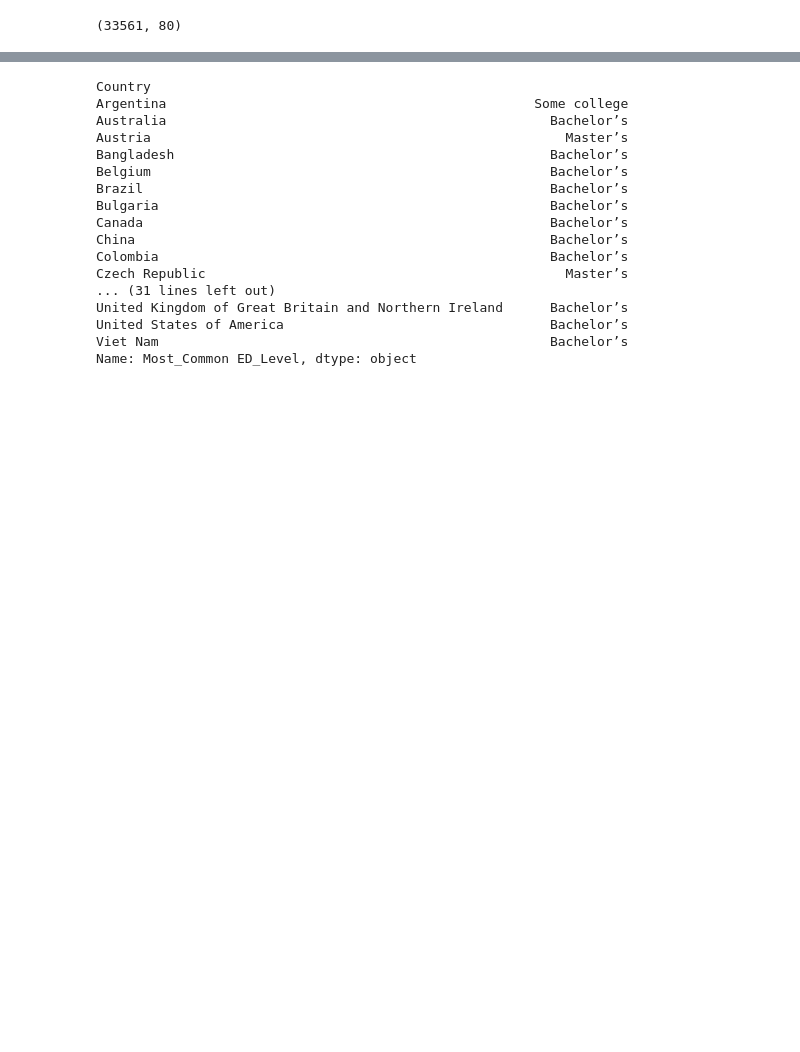
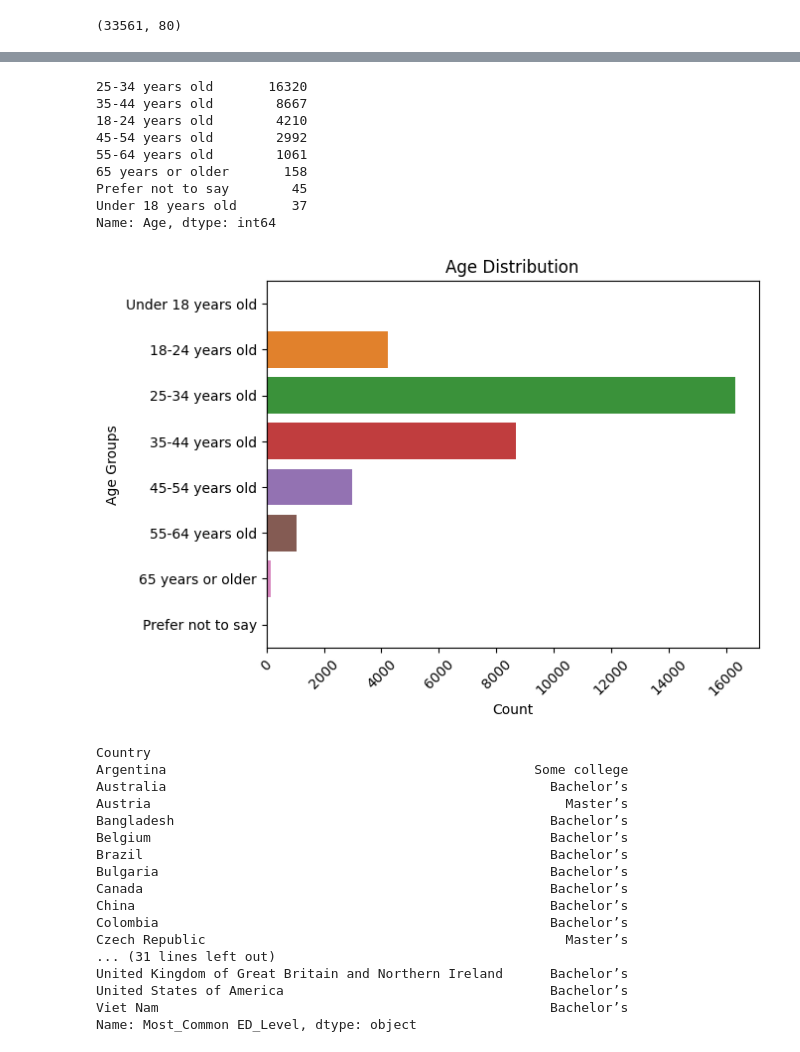
Before and after one commit to Adison-Fryman/SOF-survey-Analysis, a Jupyter notebook: General Demographics by Country.ipynb, the cells around one changed output, grey strips where cells are left out. Saved outputs shown, nothing was run; the diff lists cells and outputs as text; code cells hidden in the pictures; blank space fills up the shorter version.

```diff
--- a/General Demographics by Country.ipynb
+++ b/General Demographics by Country.ipynb
@@ -245,6 +306,43 @@ YearsCode_Count_NonNA = country_grp['YearsCode'].count().rename('YearsCode_Count
 df_45 = df_45.join(Mean_YearsCode, on='Country')
 df_45 = df_45.join(Median_YearsCode, on='Country')
 df_45 = df_45.join(YearsCode_Count_NonNA, on='Country')
+# %%
+###  looking at age Distribution  ###:
+df_whole_45['Age'].unique()
+display(df_whole_45['Age'].value_counts())
+age_counts = df_whole_45['Age'].value_counts()
+
+#
+
+age_order = [
+    'Under 18 years old',
+    '18-24 years old',
+    '25-34 years old',
+    '35-44 years old',
+    '45-54 years old',
+    '55-64 years old',
+    '65 years or older',
+    'Prefer not to say'
+]
+
+sns.barplot(x=age_counts, y=age_counts.index, order=age_order, orient='h')
+
+plt.ylabel('Age Groups')
+plt.xlabel('Count')
+plt.title('Age Distribution')
+plt.xticks(rotation=45)
+plt.show()
+# %% [output]
+25-34 years old       16320
+35-44 years old        8667
+18-24 years old        4210
+45-54 years old        2992
+55-64 years old        1061
+65 years or older       158
+Prefer not to say        45
+Under 18 years old       37
+Name: Age, dtype: int64
+[figure, added]
 # %%
 ###  looking at age Distribution  ###:
 # What is the data type? It is in ranges.
```
Also changed, not shown: parts of 21 cells of this notebook, 2 other files.
